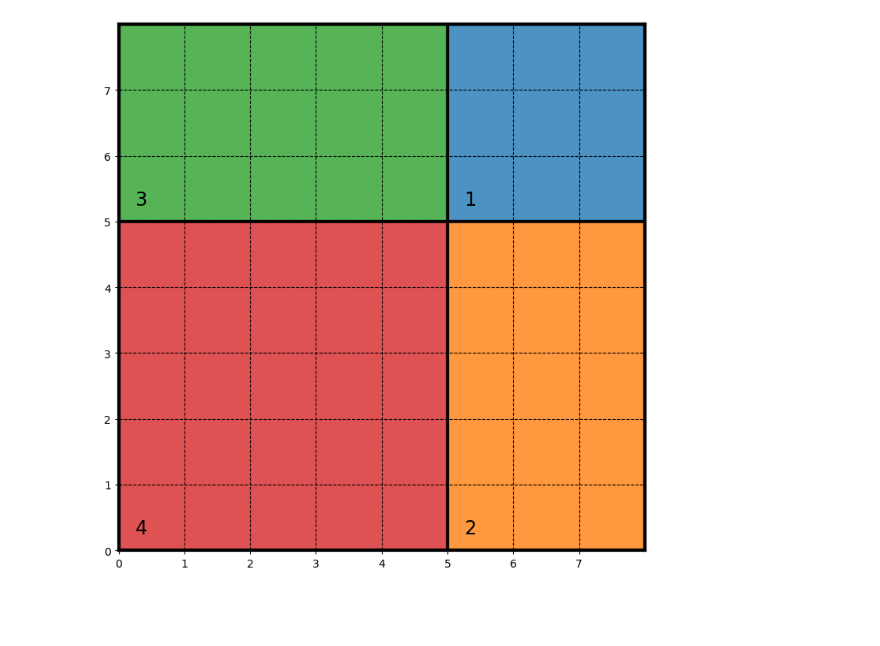
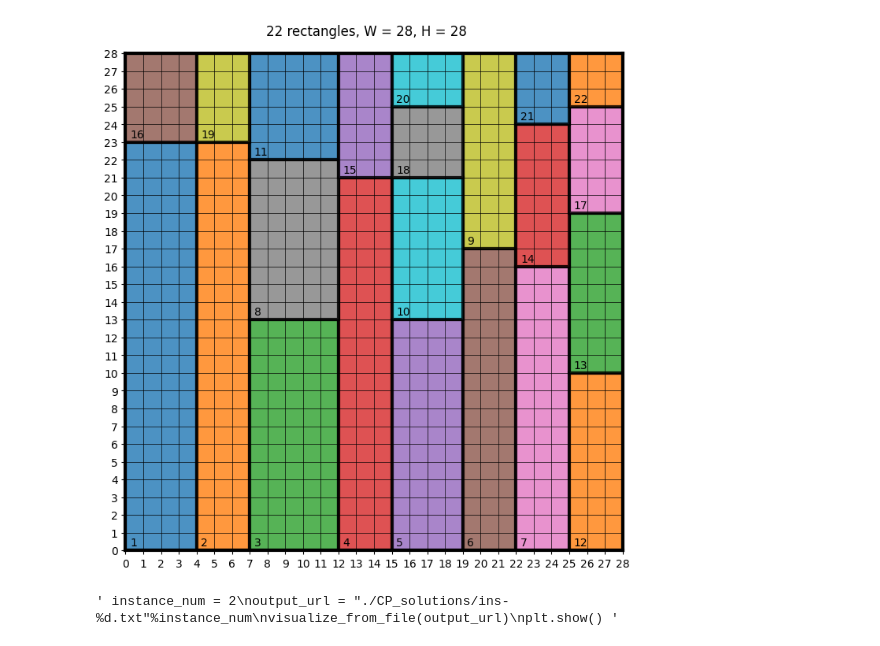
Before and after one commit to SamTheMar/Strip_packing_problem, a Jupyter notebook: CP/CP_dev.ipynb, the cells around one changed output. Drawn from its saved outputs; the diff is of its cells as text; code cells hidden in the pictures; blank space fills up the shorter version.

```diff
--- a/CP/CP_dev.ipynb
+++ b/CP/CP_dev.ipynb
@@ -3,10 +3,16 @@ import sys
 sys.path.append('../common')
 from utils import visualize_from_file
 import matplotlib.pyplot as plt
+# %%
+output_url = "test.txt"
+visualize_from_file(output_url)
+plt.show()
+# %% [output]
+[figure, added]
 # %%
-instance_num = 1
+""" instance_num = 2
 output_url = "./CP_solutions/ins-%d.txt"%instance_num
 visualize_from_file(output_url)
-plt.show()
+plt.show() """
 # %% [output]
-[figure, removed]
+' instance_num = 2\noutput_url = "./CP_solutions/ins-%d.txt"%instance_num\nvisualize_from_file(output_url)\nplt.show() '
```
Also changed, not shown: parts of 1 cell of this notebook, 1 other file.
